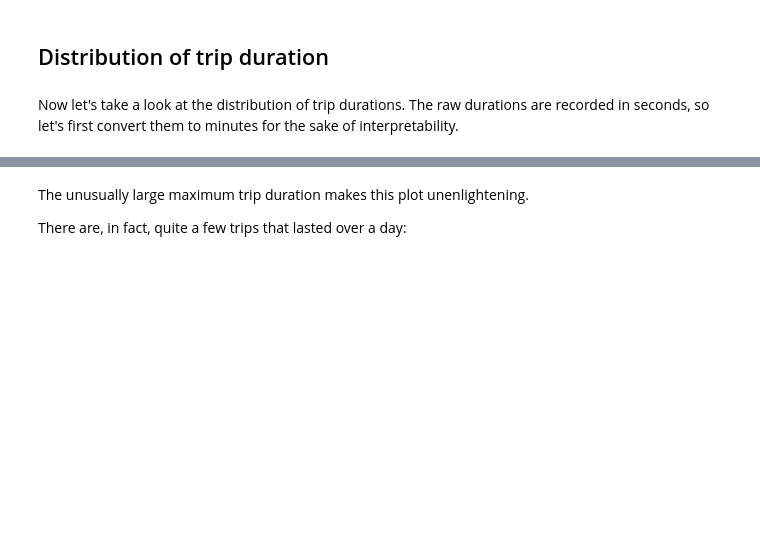
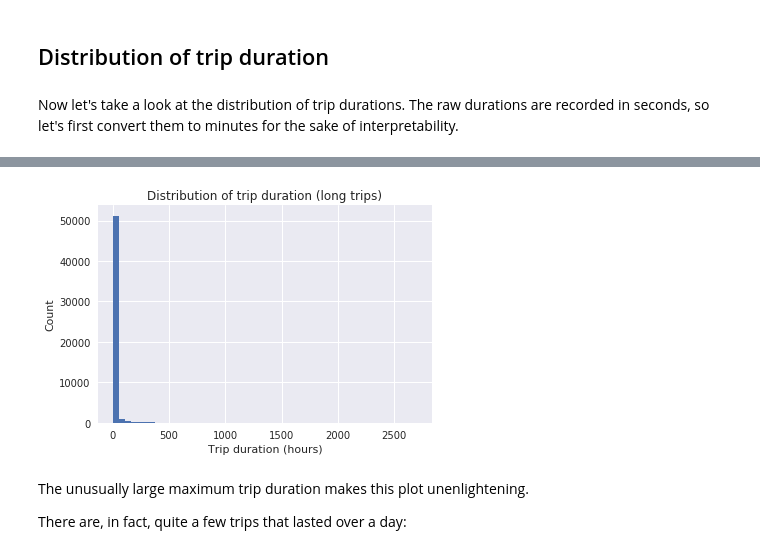
Before and after one commit to bnoland/stat586_project, a Jupyter notebook: citibike.ipynb, the cells around one changed output, grey strips where cells are left out. Saved outputs shown, nothing was run; the diff lists cells and outputs as text; code cells hidden in the pictures; blank space fills up the shorter version.

```diff
--- a/citibike.ipynb
+++ b/citibike.ipynb
@@ -204,7 +288,9 @@ long_trips.describe()
 # %%
 ax = long_trips.plot(kind = "hist", bins = 50, title = "Distribution of trip duration (long trips)")
-ax.set_xlabel("Trip duration (mins)")
+ax.set_xlabel("Trip duration (hours)")
 ax.set_ylabel("Count");
+# %% [output]
+[figure, added]
 # %% [markdown]
 The unusually large maximum trip duration makes this plot unenlightening.
 
```
Also changed, not shown: parts of 58 cells of this notebook.
